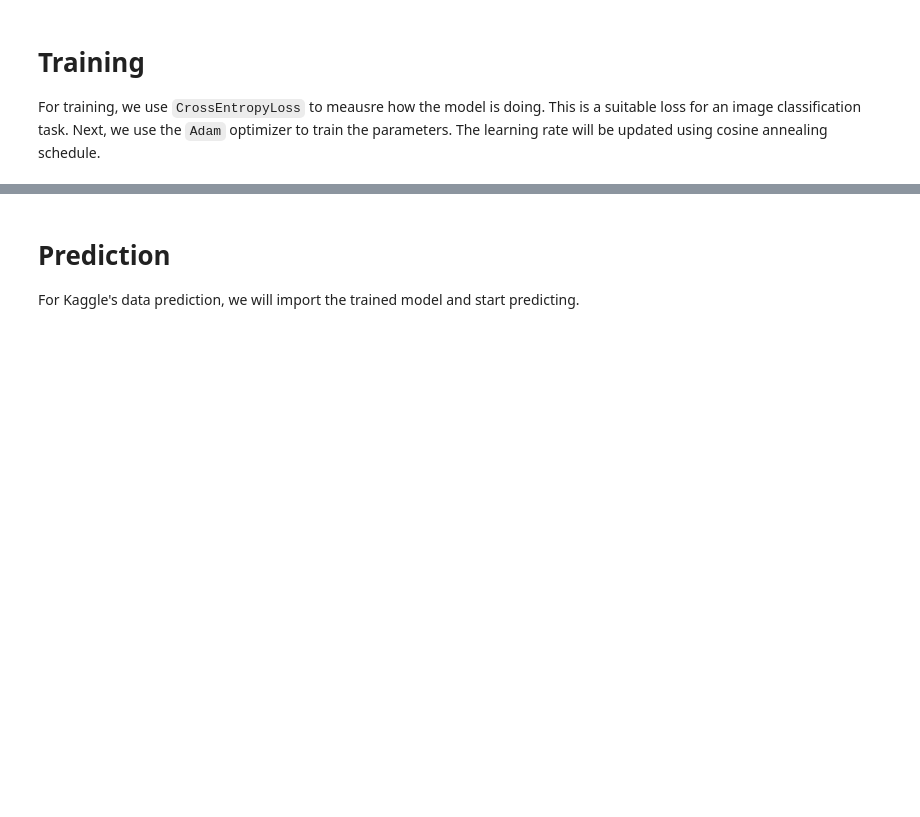
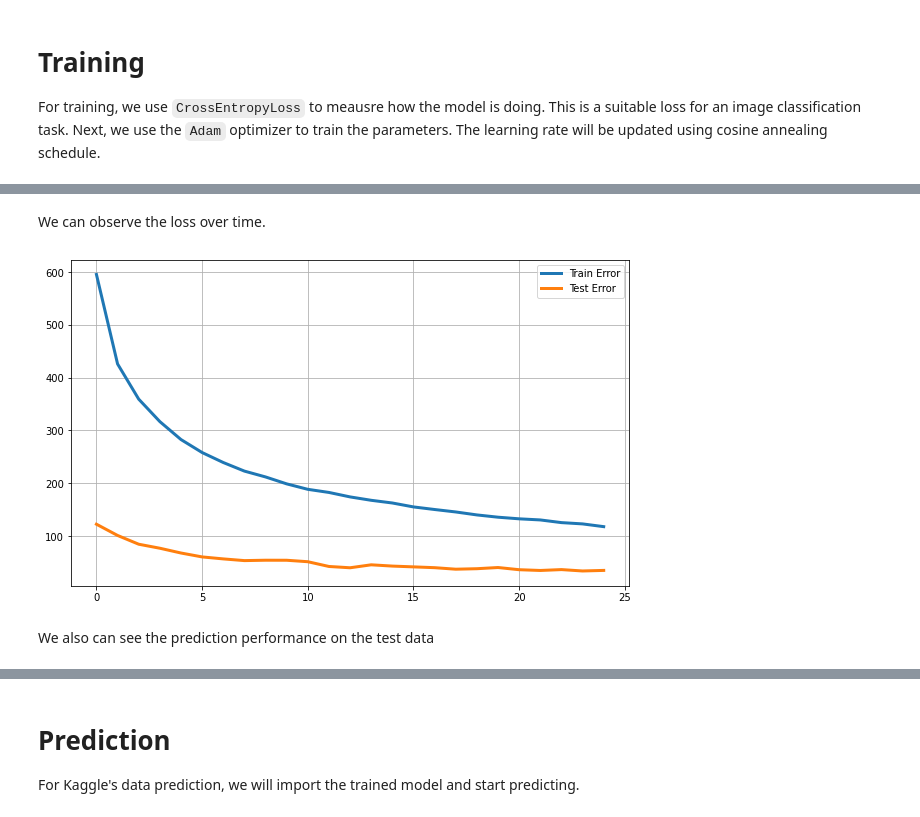
Before and after one commit to aldrichvalentino/2024-sp-dl-mini-project, a Jupyter notebook: src/main.ipynb, the cells around one changed output, grey strips where cells are left out. Drawn from its saved outputs; the diff is of its cells as text; code cells hidden in the pictures; blank space fills up the shorter version.

Commit message:
add smaller data testing for report

```diff
--- a/src/main.ipynb
+++ b/src/main.ipynb
@@ -239,15 +241,18 @@ optimizer = optim.Adam(net.parameters())
 # Learning rate scheduler
 scheduler = torch.optim.lr_scheduler.CosineAnnealingLR(optimizer, T_max=200)
 
+# History
+train_loss_hist = []
+test_loss_hist = []
 
 # Training
-def train(epoch):
+def train(epoch, dataloader):
     print('\nEpoch: %d' % epoch)
     net.train()
     train_loss = 0
     correct = 0
     total = 0
-    for batch_idx, (inputs, targets) in enumerate(trainloader):
+    for batch_idx, (inputs, targets) in enumerate(dataloader):
         inputs, targets = inputs.to(device), targets.to(device)
         optimizer.zero_grad()
         outputs = net(inputs)
@@ -260,17 +265,21 @@ def train(epoch):
         total += targets.size(0)
         correct += predicted.eq(targets).sum().item()
 
-        progress_bar(batch_idx+1, len(trainloader), 'Loss: %.3f | Acc: %.3f%% (%d/%d)'
+        progress_bar(batch_idx+1, len(dataloader), 'Loss: %.3f | Acc: %.3f%% (%d/%d)'
                      % (train_loss/(batch_idx+1), 100.*correct/total, correct, total))
 
-def test(epoch):
+    # save the history
+    train_loss_hist.append(train_loss)
+
+
+def test(epoch, dataloader):
     global best_acc
     net.eval()
     test_loss = 0
     correct = 0
     total = 0
     with torch.no_grad():
-        for batch_idx, (inputs, targets) in enumerate(testloader):
+        for batch_idx, (inputs, targets) in enumerate(dataloader):
             inputs, targets = inputs.to(device), targets.to(device)
             outputs = net(inputs)
             loss = criterion(outputs, targets)
@@ -280,8 +289,11 @@ def test(epoch):
             total += targets.size(0)
             correct += predicted.eq(targets).sum().item()
 
-            progress_bar(batch_idx+1, len(testloader), 'Loss: %.3f | Acc: %.3f%% (%d/%d)'
+            progress_bar(batch_idx+1, len(dataloader), 'Loss: %.3f | Acc: %.3f%% (%d/%d)'
                           % (test_loss/(batch_idx+1), 100.*correct/total, correct, total))
+
+    # save the history
+    test_loss_hist.append(test_loss)
 
     # Save checkpoint.
     acc = 100.*correct/total
@@ -298,0 +337,17 @@ def test(epoch):
+# %% [markdown]
+We can observe the loss over time.
+# %%
+import numpy as np
+import matplotlib.pyplot as plt
+%matplotlib inline
+
+plt.figure(figsize=(10,6))
+plt.plot(train_loss_hist, '-', linewidth=3, label='Train Error')
+plt.plot(test_loss_hist, '-', linewidth=3, label='Test Error')
+plt.legend()
+plt.grid(True)
+plt.show()
+# %% [output]
+[figure, added]
+# %% [markdown]
+We also can see the prediction performance on the test data
```
Also changed, not shown: parts of 10 cells of this notebook.
